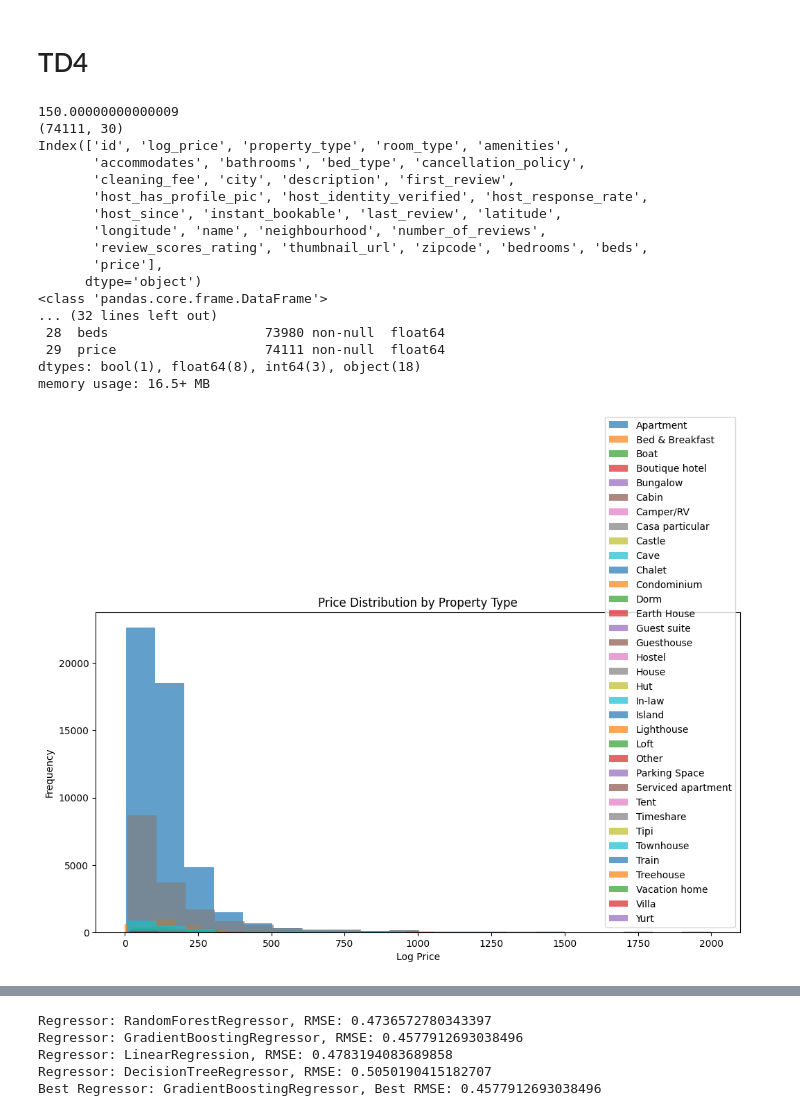
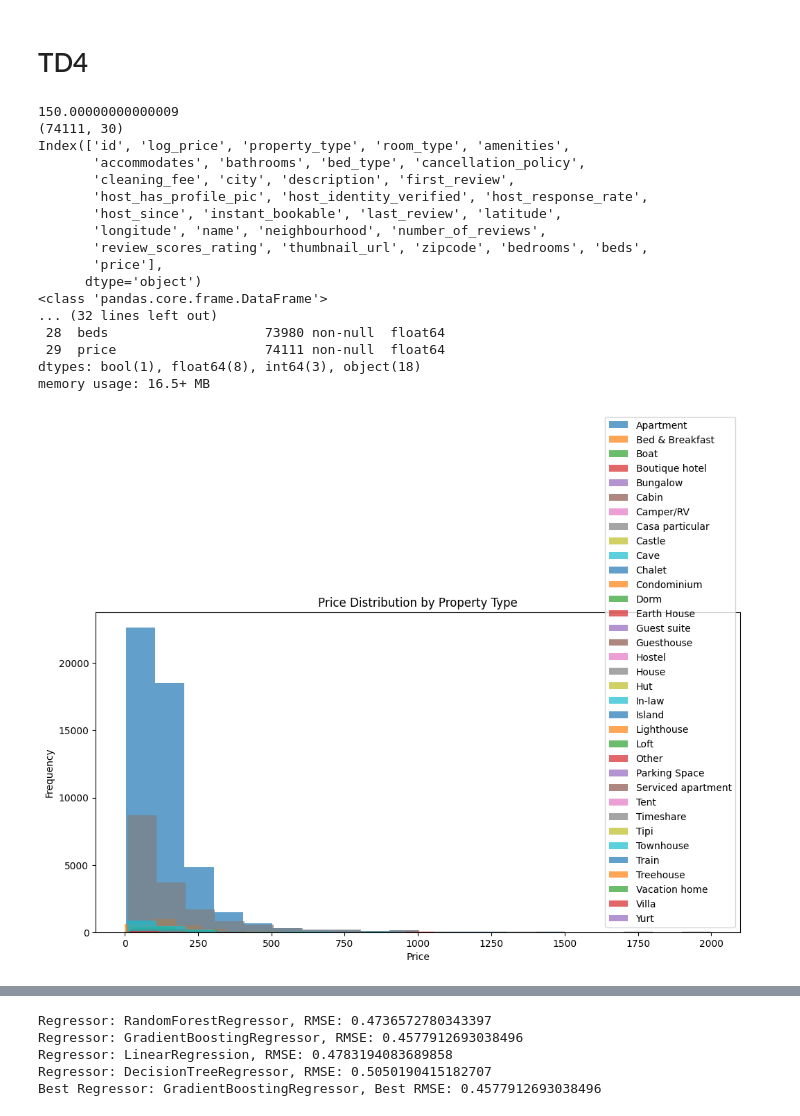
Before and after one commit to Marc94440/TD4_Explainability_AI, a Jupyter notebook: Untitled-1.ipynb, the cells around one changed output, grey strips where cells are left out. Saved outputs shown, nothing was run; the diff lists cells and outputs as text; code cells hidden in the pictures.

```diff
--- a/Untitled-1.ipynb
+++ b/Untitled-1.ipynb
@@ -24,7 +24,6 @@ from sklearn.compose import ColumnTransformer
 
 data = pd.read_csv("train.csv")
 data['price'] = np.exp(data['log_price'])
-print(data["price"][0])
 print(data.shape)
 print(data.columns)
 data.head()
@@ -35,35 +34,35 @@ data.describe()
 
 price_and_type = data.groupby('property_type')['price']
 
 # Plotting a histogram for each property type
 plt.figure(figsize=(12, 6))
 for property_type, prices in price_and_type:
     plt.hist(prices, bins=20, alpha=0.7, label=property_type)
 
 plt.title('Price Distribution by Property Type')
-plt.xlabel('Log Price')
+plt.xlabel('Price')
 plt.ylabel('Frequency')
 plt.legend()
 plt.show()
 # %% [output]
 150.00000000000009
 (74111, 30)
 Index(['id', 'log_price', 'property_type', 'room_type', 'amenities',
        'accommodates', 'bathrooms', 'bed_type', 'cancellation_policy',
        'cleaning_fee', 'city', 'description', 'first_review',
        'host_has_profile_pic', 'host_identity_verified', 'host_response_rate',
        'host_since', 'instant_bookable', 'last_review', 'latitude',
        'longitude', 'name', 'neighbourhood', 'number_of_reviews',
        'review_scores_rating', 'thumbnail_url', 'zipcode', 'bedrooms', 'beds',
        'price'],
       dtype='object')
 <class 'pandas.core.frame.DataFrame'>
 ... (32 lines left out)
  28  beds                    73980 non-null  float64
  29  price                   74111 non-null  float64
 dtypes: bool(1), float64(8), int64(3), object(18)
 memory usage: 16.5+ MB
-[figure, old version]
+[figure, new version]
 # %%
 
 # Check for missing values
```
Also changed, not shown: parts of 2 cells of this notebook.
